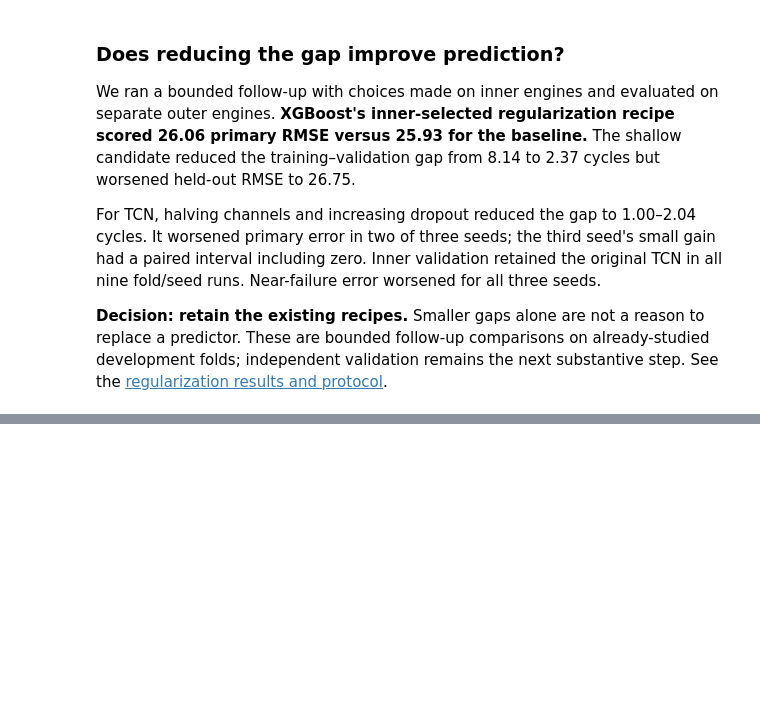
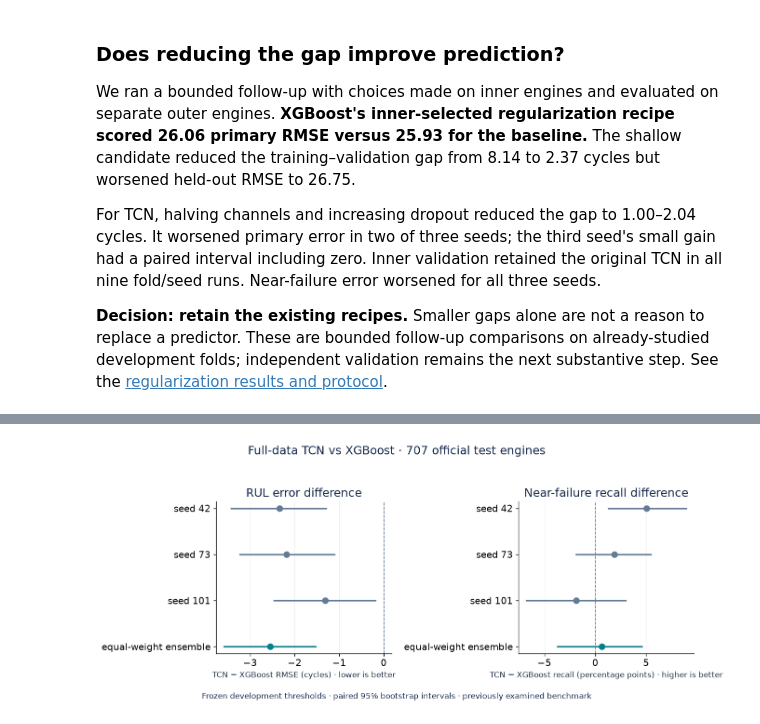
Before and after one commit to Asabrax/nasa-turbofan, a Jupyter notebook: explore.ipynb, the cells around one changed output, grey strips where cells are left out. Saved outputs shown, nothing was run; the diff lists cells and outputs as text; code cells hidden in the pictures; blank space fills up the shorter version.

Commit message:
Update models

```diff
--- a/explore.ipynb
+++ b/explore.ipynb
@@ -693,0 +706,11 @@ See the [regularization results and protocol](outputs/regularization/METHODS.md)
+# %%
+full_metrics=pd.read_csv(ROOT/'outputs/tcn_full/test_metrics.csv')
+full_names={'XGBoost':'XGBoost','TCN_seed42':'TCN seed 42','TCN_seed73':'TCN seed 73',
+            'TCN_seed101':'TCN seed 101','TCN_ensemble':'TCN equal-weight ensemble'}
+full=full_metrics[full_metrics.dataset.eq('ALL') & full_metrics.rule.eq('development_calibrated')].copy()
+full['Model']=full.model.map(full_names)
+shown=full[['Model','RMSE','near_failure_RMSE','threshold','recall','precision','FN','FP']].copy()
+shown.columns=['Model','RMSE (cycles)','RMSE at RUL ≤30','Alert threshold','Recall','Precision','Missed','False alerts']
+shown['Recall']=shown['Recall'].map(lambda x:f'{x:.1%}')
+shown['Precision']=shown['Precision'].map(lambda x:f'{x:.1%}')
+display(shown.set_index('Model').rename_axis(None).round(2))
@@ -693,0 +724,26 @@ See the [regularization results and protocol](outputs/regularization/METHODS.md)
+# %%
+full_pairs=pd.read_csv(ROOT/'outputs/tcn_full/paired_comparisons.csv')
+cal_pairs=full_pairs[full_pairs.rule.eq('development_calibrated')]
+fig,axes=plt.subplots(1,2,figsize=(11,4.7))
+variants=['TCN_seed42','TCN_seed73','TCN_seed101','TCN_ensemble']
+for ax,metric,scale,title,label in zip(axes,['RMSE','recall'],[1,100],
+        ['RUL error difference','Near-failure recall difference'],
+        ['TCN − XGBoost RMSE (cycles) · lower is better',
+         'TCN − XGBoost recall (percentage points) · higher is better']):
+    rows=cal_pairs[cal_pairs.metric.eq(metric)].set_index('model').loc[variants]
+    for j,(name,row) in enumerate(rows.iterrows()):
+        color='#087f8c' if name=='TCN_ensemble' else '#637b96'
+        ax.plot([row.lower95*scale,row.upper95*scale],[j,j],color=color,lw=2)
+        ax.scatter(row.difference*scale,j,color=color,s=55,zorder=3)
+    ax.axvline(0,color='#637b96',lw=1,ls='--')
+    ax.set_yticks(range(4),[full_names[v].replace('TCN ','') for v in variants])
+    ax.invert_yaxis();ax.set_xlabel(label,fontsize=10);ax.set_title(title)
+    ax.grid(axis='x',alpha=.2)
+fig.suptitle('Full-data TCN vs XGBoost · 707 official test engines',fontsize=15)
+fig.text(.5,.015,'Frozen development thresholds · paired 95% bootstrap intervals · previously examined benchmark',
+         ha='center',fontsize=10)
+fig.tight_layout(rect=[0,.05,1,.94])
+fig.savefig(OUT/'full_tcn_comparison.png',dpi=150,bbox_inches='tight')
+plt.show()
+# %% [output]
+[figure, added]
```
Also changed, not shown: parts of 8 cells of this notebook, 19 other files.
